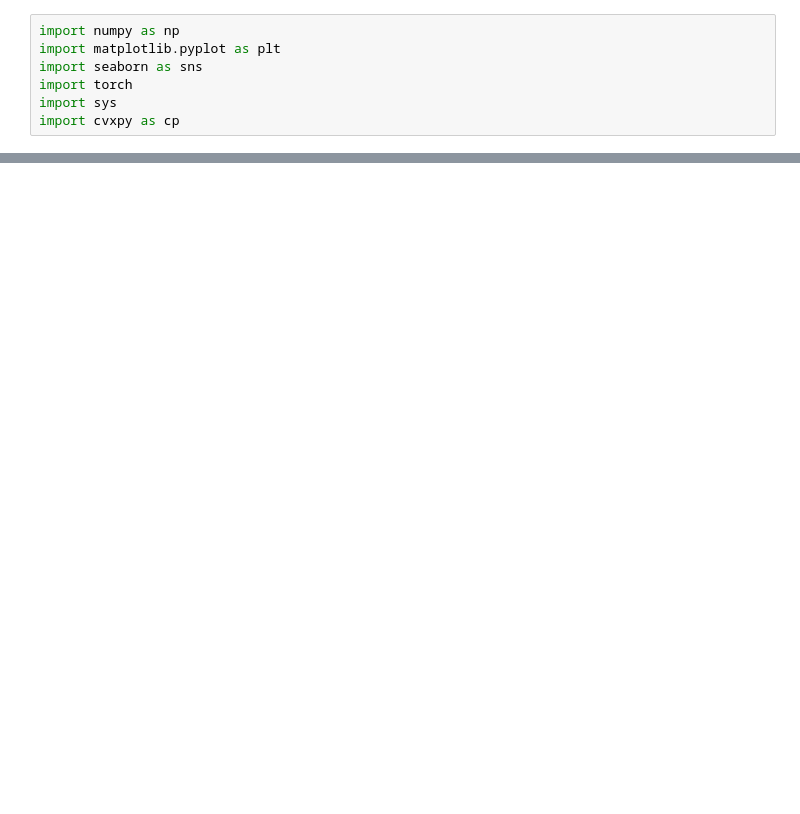
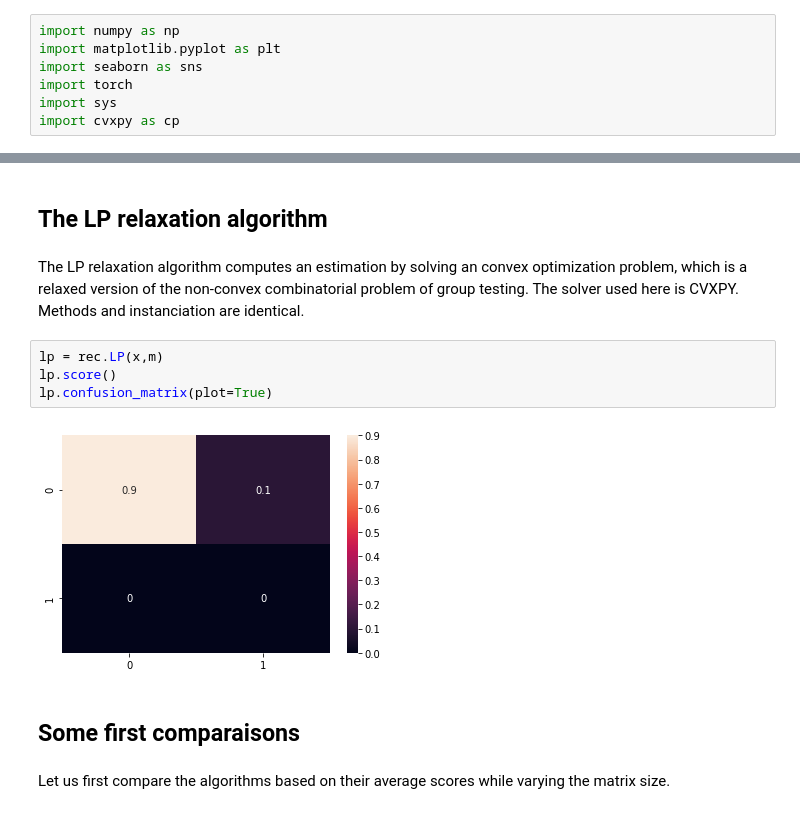
Before and after one commit to LinusBleistein/Group-testing-with-knowledge, a Jupyter notebook: Tests.ipynb, the cells around one changed output, grey strips where cells are left out. Drawn from its saved outputs; the diff is of its cells as text; blank space fills up the shorter version.

```diff
--- a/Tests.ipynb
+++ b/Tests.ipynb
@@ -585,0 +115,14 @@ lp.confusion_matrix(plot=True)
+# %% [markdown]
+## The LP relaxation algorithm
+# %% [markdown]
+The LP relaxation algorithm computes an estimation by solving an convex optimization problem, which is a relaxed version of the non-convex combinatorial problem of group testing. The solver used here is CVXPY. Methods and instanciation are identical.
+# %%
+lp = rec.LP(x,m)
+lp.score()
+lp.confusion_matrix(plot=True)
+# %% [output]
+[figure, added]
+# %% [markdown]
+## Some first comparaisons
+# %% [markdown]
+Let us first compare the algorithms based on their average scores while varying the matrix size.
```
Also changed, not shown: parts of 47 cells of this notebook, 2 other files.
